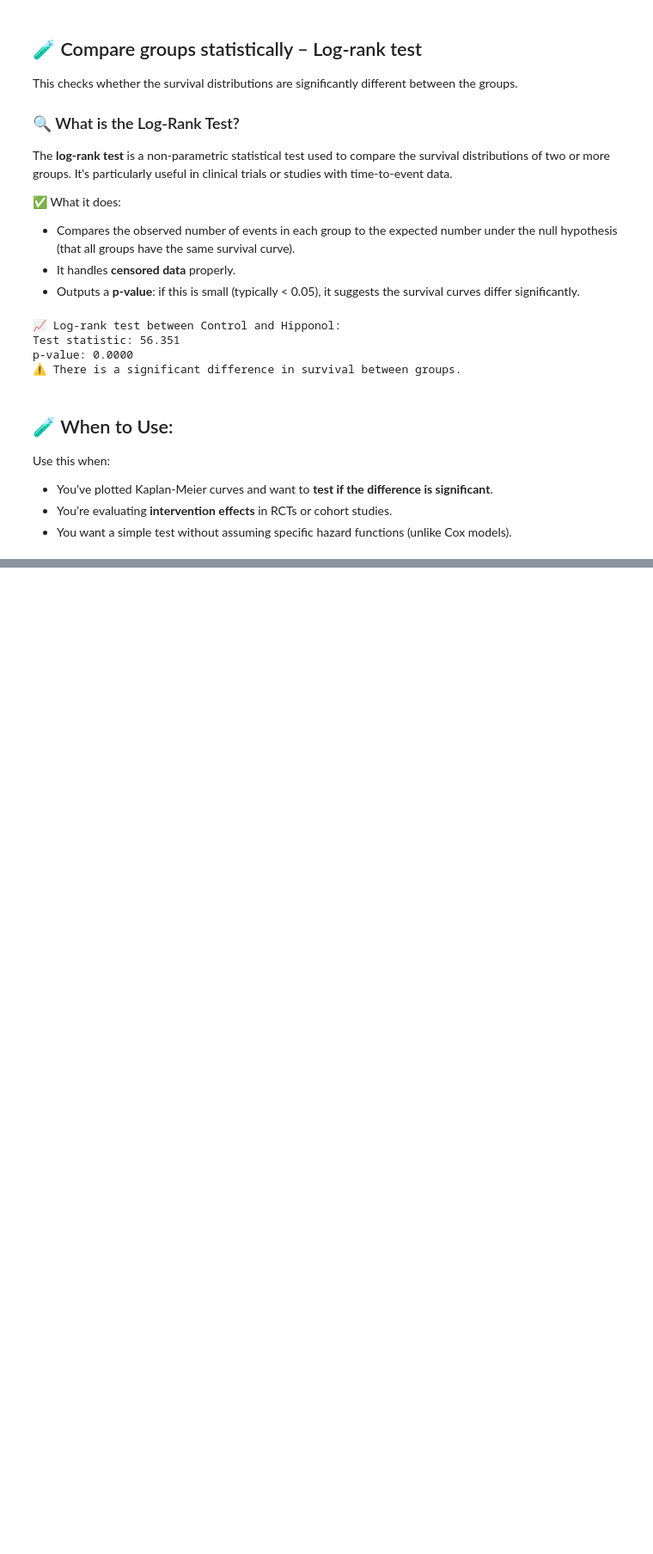
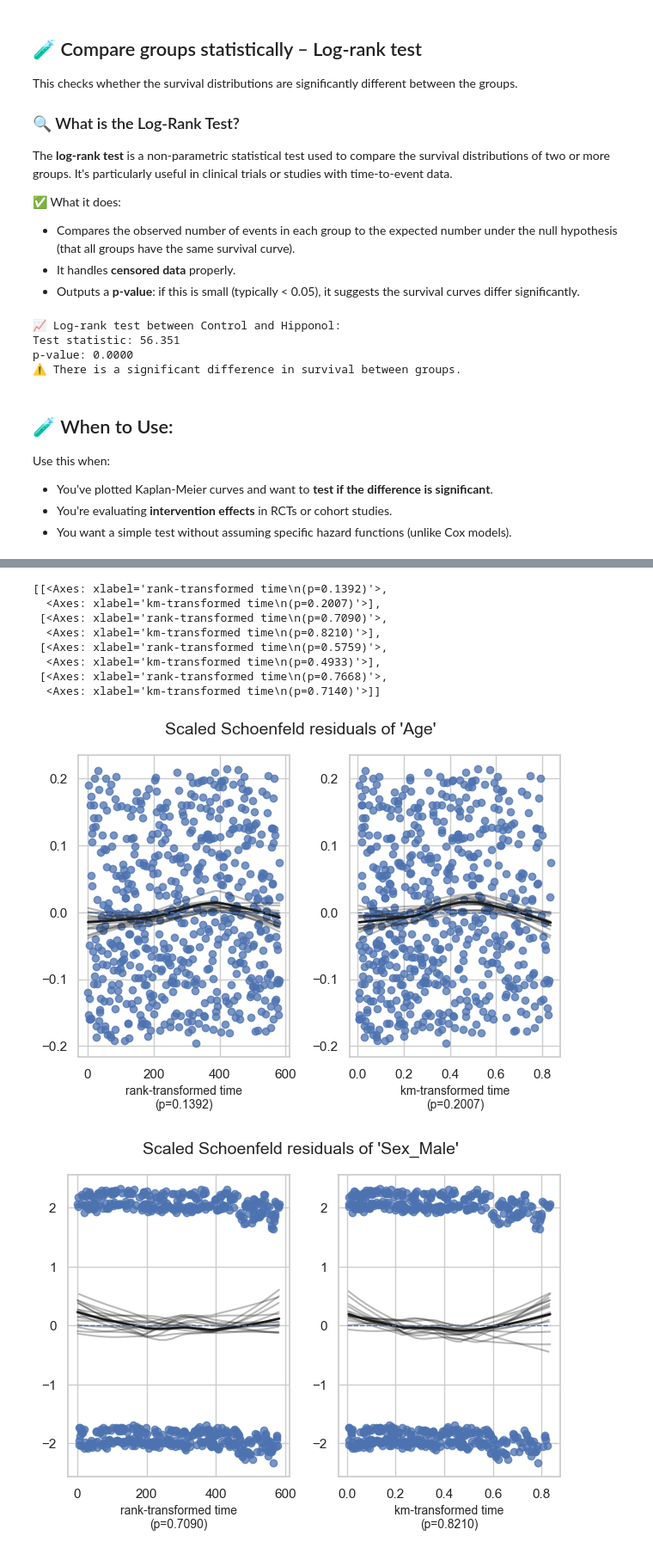
Before and after one commit to ggkuhnle/data-analysis-toolkit-FNS, a Jupyter notebook: notebooks/10_mini_projects/10.1_clinical_trial.ipynb, the cells around one changed output, grey strips where cells are left out. Shown at 86% size. Cells and saved outputs as stored; diff of their text form; code cells hidden in the pictures; blank space fills up the shorter version.

```diff
--- a/notebooks/10_mini_projects/10.1_clinical_trial.ipynb
+++ b/notebooks/10_mini_projects/10.1_clinical_trial.ipynb
@@ -781,0 +806,16 @@ Use this when:
+# %%
+
+from lifelines import CoxPHFitter
+
+# Select relevant columns only
+df_cox = df[["Age", "Sex", "SmokingStatus", "Group", "Time_to_Event", "Survival"]].copy()
+
+# One-hot encode categorical variables, dropping first category to avoid multicollinearity
+df_cox = pd.get_dummies(df_cox, drop_first=True)
+
+# Fit the Cox model
+cph = CoxPHFitter()
+cph.fit(df_cox, duration_col="Time_to_Event", event_col="Survival")
+
+# Print the summary
+cph.print_summary()
@@ -781,0 +865,4 @@ Use this when:
+# %%
+# Check proportional hazards assumption
+cph.check_assumptions(df_cox, p_value_threshold=0.05, show_plots=True)
+# %% [output]
@@ -781,0 +881,10 @@ Use this when:
+[[<Axes: xlabel='rank-transformed time\n(p=0.1392)'>,
+  <Axes: xlabel='km-transformed time\n(p=0.2007)'>],
+ [<Axes: xlabel='rank-transformed time\n(p=0.7090)'>,
+  <Axes: xlabel='km-transformed time\n(p=0.8210)'>],
+ [<Axes: xlabel='rank-transformed time\n(p=0.5759)'>,
+  <Axes: xlabel='km-transformed time\n(p=0.4933)'>],
+ [<Axes: xlabel='rank-transformed time\n(p=0.7668)'>,
+  <Axes: xlabel='km-transformed time\n(p=0.7140)'>]]
+[figure, added]
+[figure, added]
```
Also changed, not shown: parts of 7 cells of this notebook.
